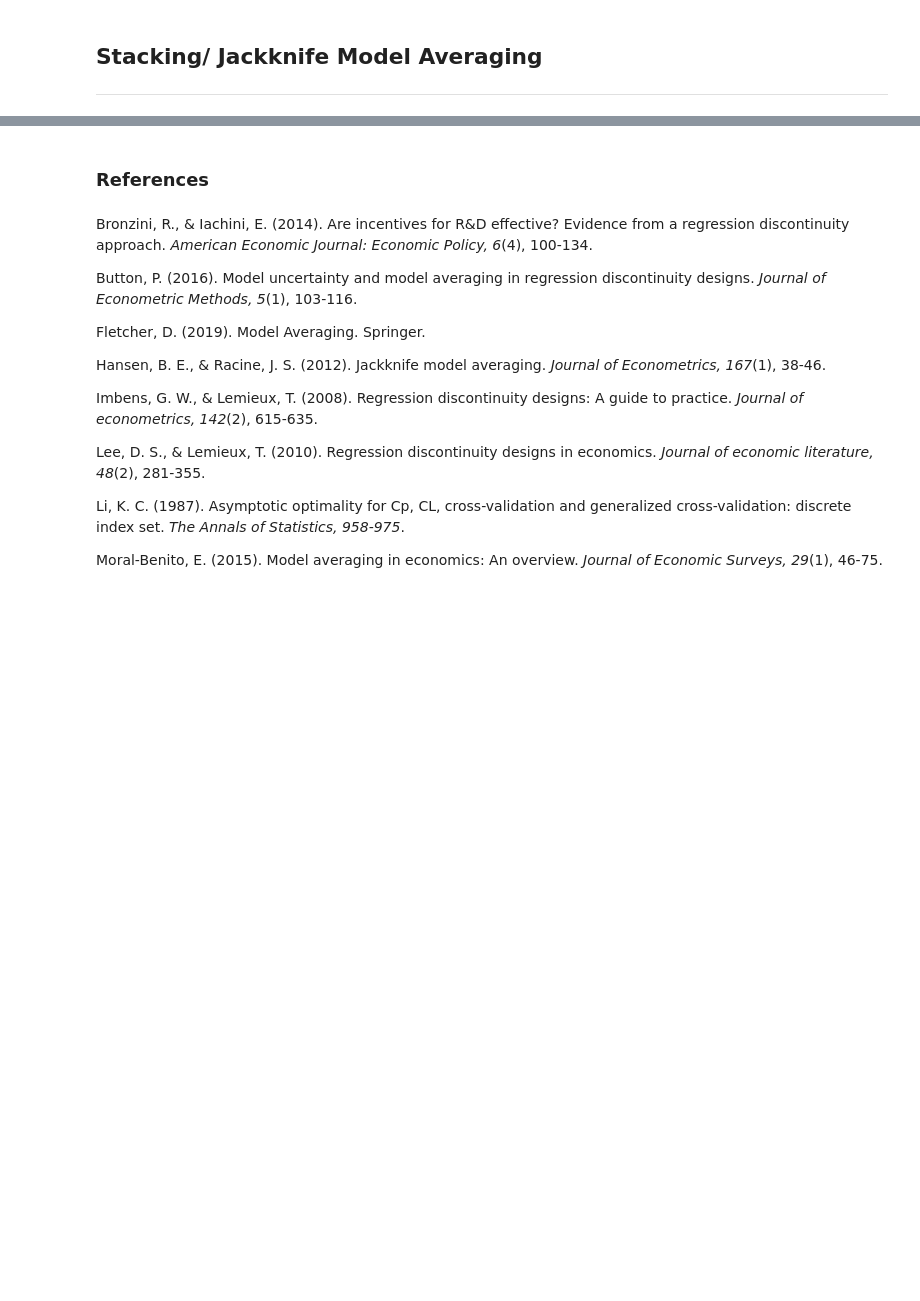
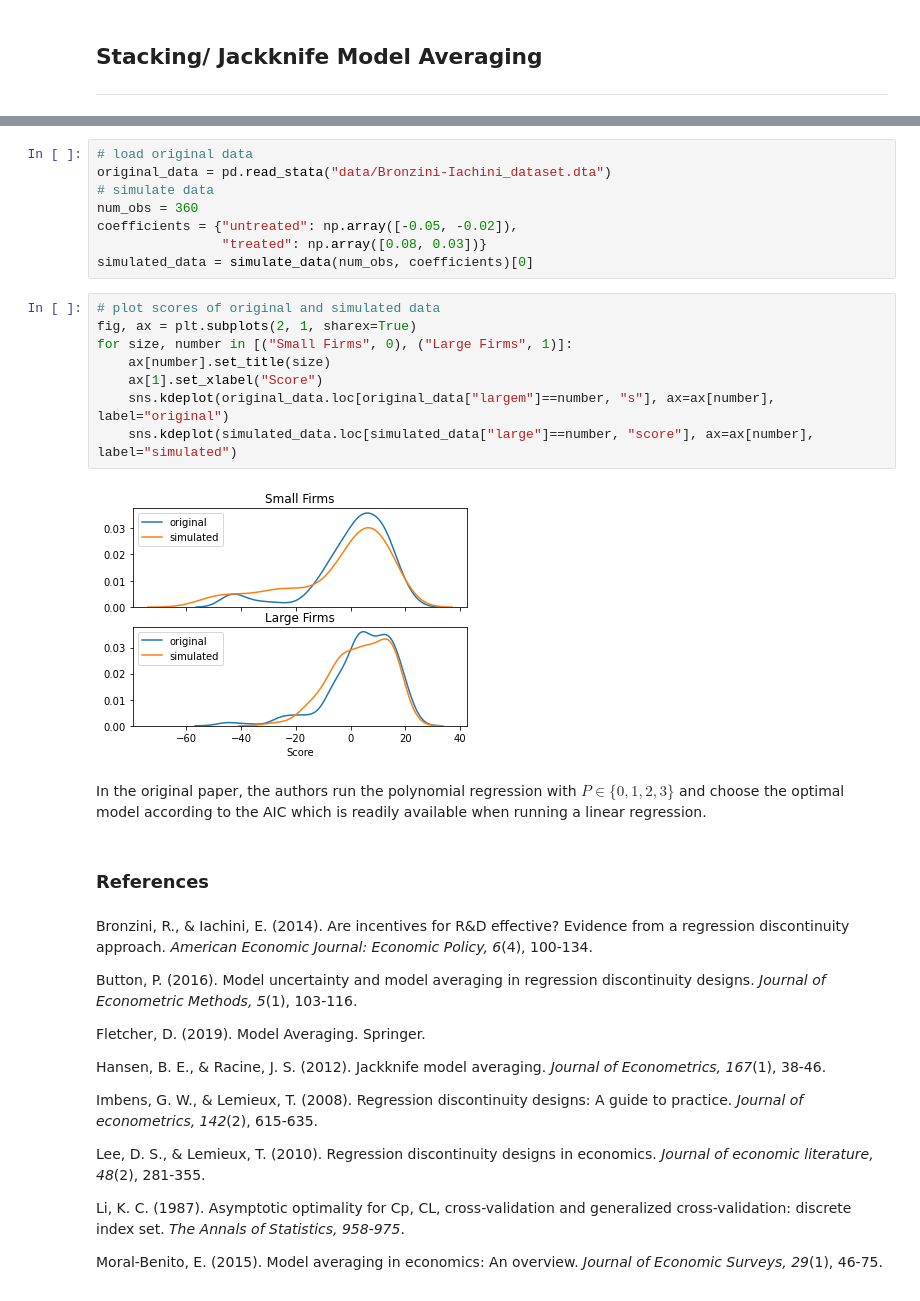
Before and after one commit to Pascalheid/project_computational_statistics, a Jupyter notebook: Project.ipynb, the cells around one changed output, grey strips where cells are left out. Drawn from its saved outputs; the diff is of its cells as text; blank space fills up the shorter version.

```diff
--- a/Project.ipynb
+++ b/Project.ipynb
@@ -97,3 +154,23 @@ and $h^m_{ii} = x_i^{m'} (X^{m'} X^{m})^{-1} x_i^{m}$ which is also the i*th* di
+# %%
+# load original data
+original_data = pd.read_stata("data/Bronzini-Iachini_dataset.dta")
+# simulate data
+num_obs = 360
+coefficients = {"untreated": np.array([-0.05, -0.02]),
+                "treated": np.array([0.08, 0.03])}
+simulated_data = simulate_data(num_obs, coefficients)[0]
+# %%
+# plot scores of original and simulated data
+fig, ax = plt.subplots(2, 1, sharex=True)
+for size, number in [("Small Firms", 0), ("Large Firms", 1)]:
+    ax[number].set_title(size)
+    ax[1].set_xlabel("Score")
+    sns.kdeplot(original_data.loc[original_data["largem"]==number, "s"], ax=ax[number], label="original")
+    sns.kdeplot(simulated_data.loc[simulated_data["large"]==number, "score"], ax=ax[number], label="simulated")
+# %% [output]
+[figure, added]
+# %% [markdown]
+In the original paper, the authors run the polynomial regression with $P \in \{0, 1, 2, 3\}$ and choose the optimal model according to the AIC which is readily available when running a linear regression.
 # %% [markdown]
 ### References
 # %% [markdown]
```
Also changed, not shown: parts of 8 cells of this notebook, 2 other files.
